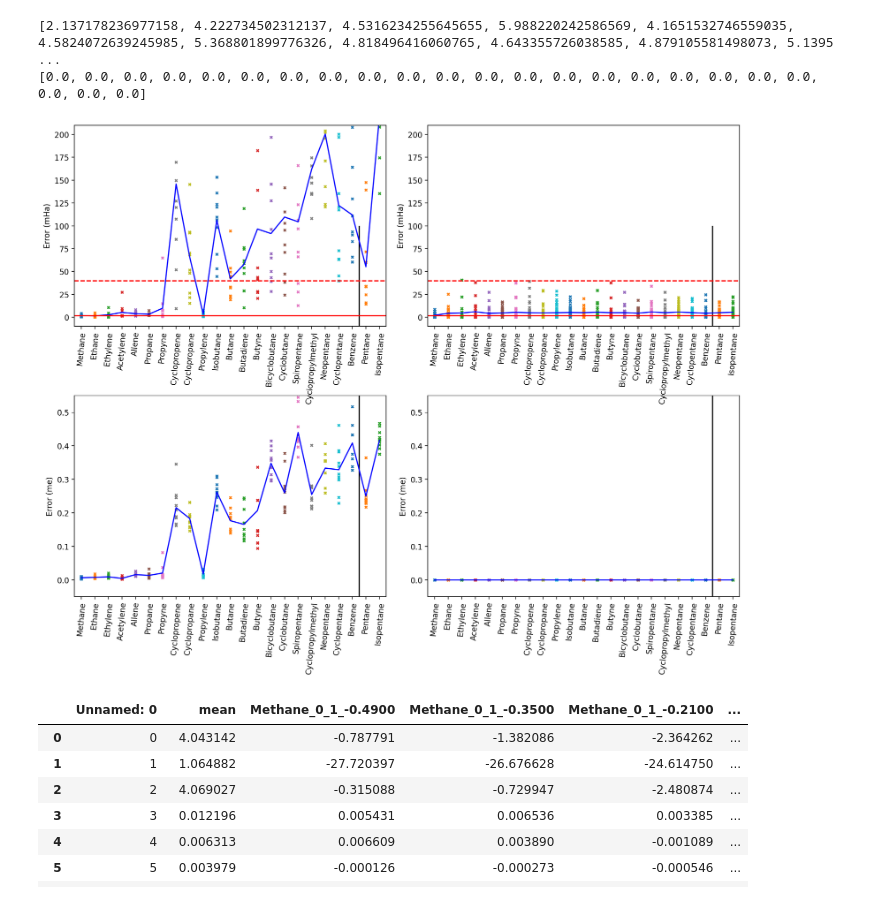
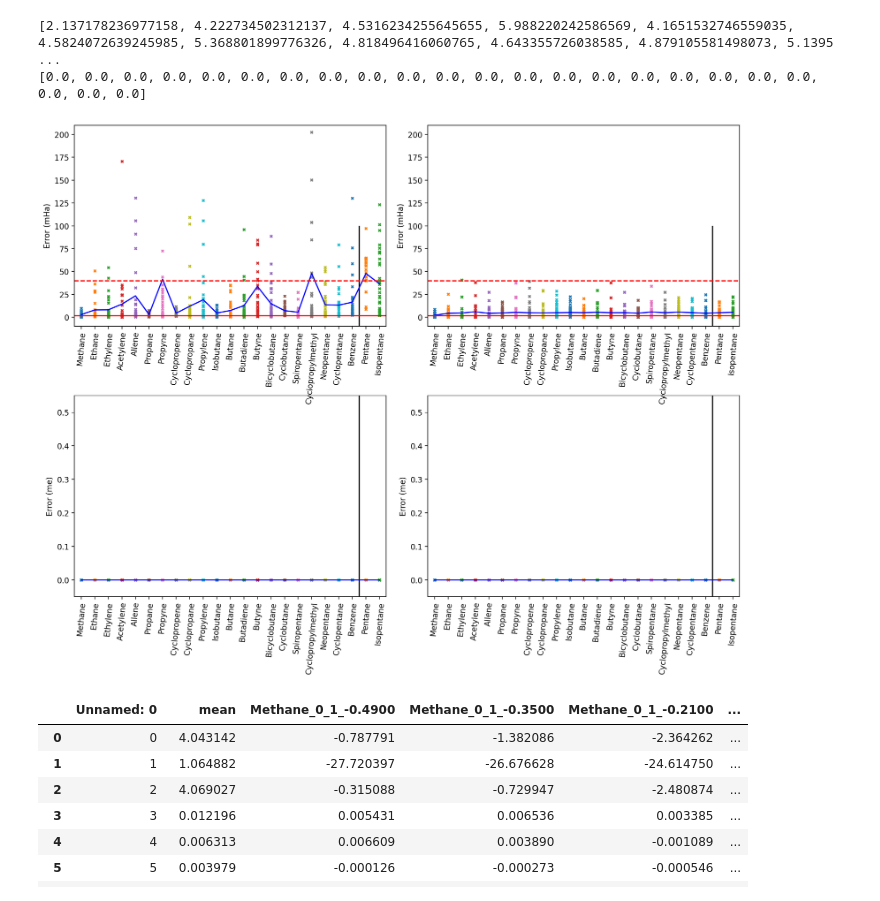
Before and after one commit to chem12346789/ai-dft, a Jupyter notebook: veiw_data.ipynb, the cells around one changed output. Drawn from its saved outputs; the diff is of its cells as text; code cells hidden in the pictures.

```diff
--- a/veiw_data.ipynb
+++ b/veiw_data.ipynb
@@ -72,7 +72,8 @@ axes = axes[::-1, :]
 # load_name = "2024-05-24-14-29-53-800"
 # load_name = "2024-05-25-16-33-53-800"
 # load_name = "2024-05-29-11-31-59-800"
-load_name = "2024-05-28-19-58-45-800"
+# load_name = "2024-05-29-16-55-12-800"
+load_name = "2024-05-29-20-05-51-800"
 
 list_of_path = list(Path("validate/").glob(f"validate-ccdft-{load_name}"))
 load_path = max(list_of_path, key=lambda p: p.stat().st_ctime)
@@ -169,34 +170,34 @@ for i_row in range(2):
         error_l.append(np.mean(data_np_sort))
         axes[i_row, 1].scatter(
             i + j + np.zeros_like(data_np_sort), data_np_sort, s=10, marker="x"
         )
 
     axes[i_row, 1].set_xticks(
         range(len(TRAIN_STR_DICT) + len(EVAL_STR_DICT)),
         TRAIN_STR_DICT + EVAL_STR_DICT,
         rotation=85,
     )
     print(error_l)
     axes[i_row, 1].plot(range(len(TRAIN_STR_DICT) + len(EVAL_STR_DICT)), error_l, "b")
     axes[i_row, 0].set_xlim(-0.5, len(TRAIN_STR_DICT) + len(EVAL_STR_DICT) - 0.5)
     axes[i_row, 1].set_xlim(-0.5, len(TRAIN_STR_DICT) + len(EVAL_STR_DICT) - 0.5)
 
 axes[0, 0].set_ylim(-10, 210)
 axes[0, 0].set_ylabel("Error (mHa)")
 axes[1, 0].set_ylim(-5e-2, 5.5e-1)
 axes[1, 0].set_ylabel("Error (me)")
 axes[0, 1].set_ylim(-10, 210)
 axes[0, 1].set_ylabel("Error (mHa)")
 axes[1, 1].set_ylim(-5e-2, 5.5e-1)
 axes[1, 1].set_ylabel("Error (me)")
 plt.savefig(
     f"./manu/figures/energy-ccdft-{load_name}.pdf",
     bbox_inches="tight",
 )
 # %% [output]
 [2.137178236977158, 4.222734502312137, 4.5316234255645655, 5.988220242586569, 4.1651532746559035, 4.5824072639245985, 5.368801899776326, 4.818496416060765, 4.643355726038585, 4.879105581498073, 5.1395 ...
 [0.0, 0.0, 0.0, 0.0, 0.0, 0.0, 0.0, 0.0, 0.0, 0.0, 0.0, 0.0, 0.0, 0.0, 0.0, 0.0, 0.0, 0.0, 0.0, 0.0, 0.0, 0.0, 0.0]
-[figure, old version]
+[figure, new version]
 # %%
 data = pd.read_csv(load_path / "train.csv")
 data1 = pd.read_csv(load_path / "eval.csv")
```
Also changed, not shown: 2 other files.
